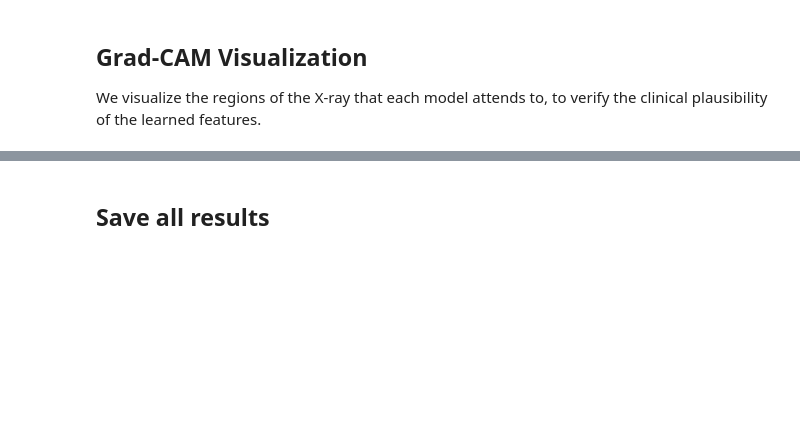
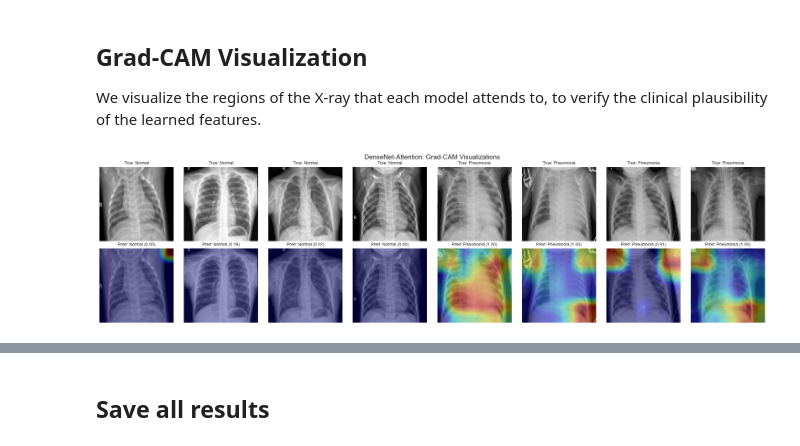
Before and after one commit to NevinJulian/HSLU.MEDIMG.Project, a Jupyter notebook: notebooks/03_model_experiments.ipynb, the cells around one changed output, grey strips where cells are left out. Saved outputs shown, nothing was run; the diff lists cells and outputs as text; code cells hidden in the pictures; blank space fills up the shorter version.

```diff
--- a/notebooks/03_model_experiments.ipynb
+++ b/notebooks/03_model_experiments.ipynb
@@ -159,24 +229,46 @@ plt.show()
 We visualize the regions of the X-ray that each model attends to,
 to verify the clinical plausibility of the learned features.
 # %%
+import random
+import importlib
+import src.evaluate
+importlib.reload(src.evaluate)
+from src.evaluate import generate_gradcam, plot_gradcam_grid
+
 test_iter = iter(dataloaders["test"])
-sample_images, sample_labels = next(test_iter)
-sample_images = sample_images[:8]
-sample_labels = sample_labels[:8]
+all_images, all_labels = [], []
+for imgs, lbls in test_iter:
+    all_images.append(imgs)
+    all_labels.append(lbls)
+all_images = torch.cat(all_images)
+all_labels = torch.cat(all_labels)
+
+normal_idx = (all_labels == 0).nonzero(as_tuple=True)[0]
+pneumonia_idx = (all_labels == 1).nonzero(as_tuple=True)[0]
+
+rng = random.Random(42)
+selected = (
+    [normal_idx[i].item() for i in rng.sample(range(len(normal_idx)), 4)]
+    + [pneumonia_idx[i].item() for i in rng.sample(range(len(pneumonia_idx)), 4)]
+)
+
+sample_images = all_images[selected]
+sample_labels = all_labels[selected]
 
 # Grad-CAM for DenseNet-Attention
-# Target the last convolutional layer of the DenseNet backbone
 target_layer = densenet_model.backbone[-1]
 
 heatmaps = generate_gradcam(densenet_model, sample_images, target_layer, device)
 
 with torch.no_grad():
     preds = torch.sigmoid(densenet_model(sample_images.to(device)).squeeze()).cpu().numpy()
 
 fig = plot_gradcam_grid(sample_images, heatmaps, sample_labels.numpy(), preds, n_samples=8)
 plt.suptitle("DenseNet-Attention: Grad-CAM Visualizations", fontsize=14, y=1.02)
 plt.savefig("../results/gradcam_densenet.png", bbox_inches="tight")
 plt.show()
+# %% [output]
+[figure, added]
 # %%
 # Grad-CAM for ResNet-18
 target_layer_resnet = resnet_model.resnet.layer4[-1]
```
Also changed, not shown: parts of 12 cells of this notebook, 6 other files.
